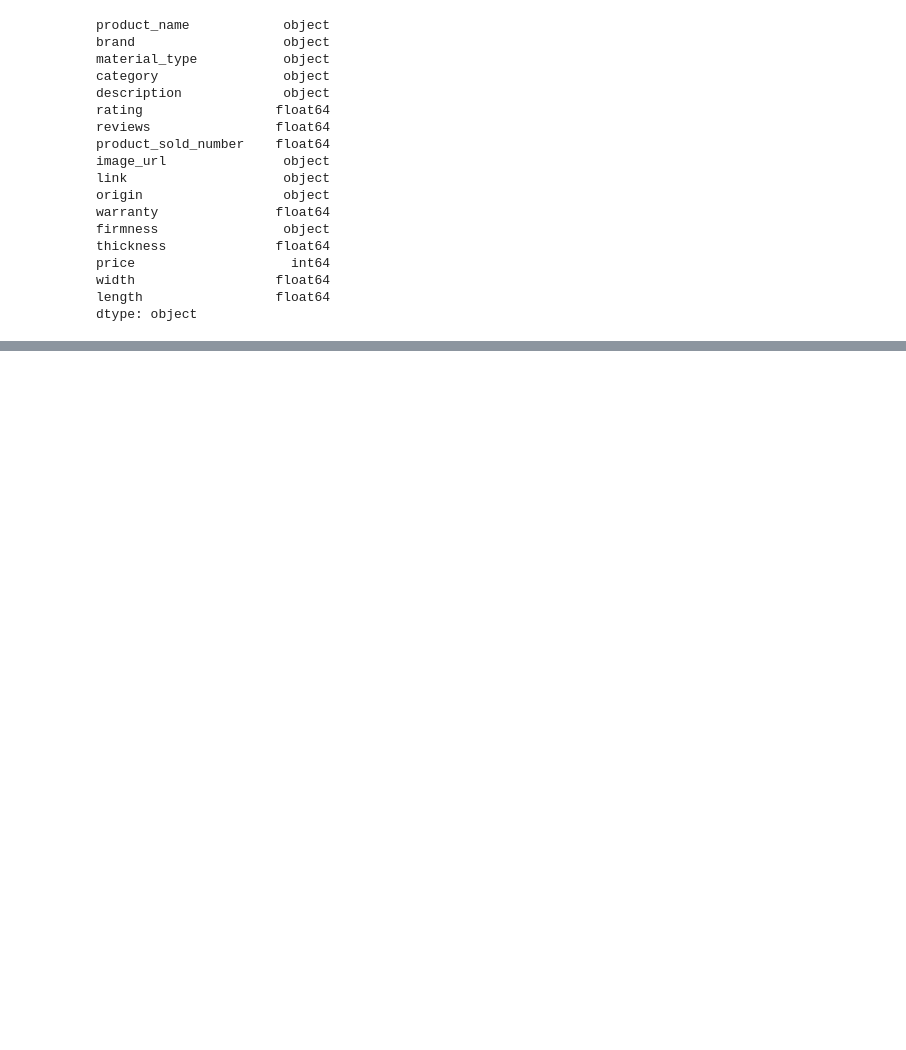
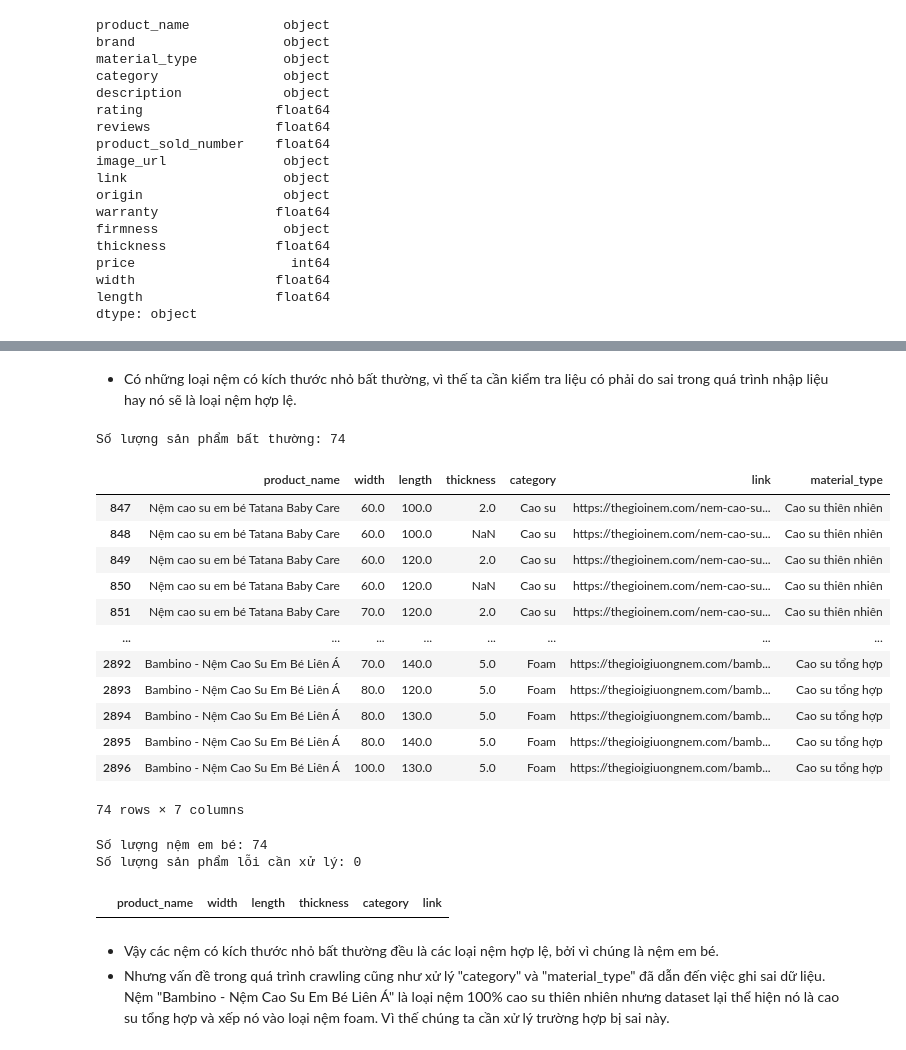
Before and after one commit to HuyyGiaa/mattress-recommender, a Jupyter notebook: notebooks/cleaning.ipynb, the cells around one changed output, grey strips where cells are left out. Saved outputs shown, nothing was run; the diff lists cells and outputs as text; code cells hidden in the pictures; blank space fills up the shorter version.

```diff
--- a/notebooks/cleaning.ipynb
+++ b/notebooks/cleaning.ipynb
@@ -684,0 +716,55 @@ dtype: object
+# %% [markdown]
+- Có những loại nệm có kích thước nhỏ bất thường, vì thế ta cần kiểm tra liệu có phải do sai trong quá trình nhập liệu hay nó sẽ là loại nệm hợp lệ.
+# %%
+# Lọc các sản phẩm có kích thước vô lý (Width < 70cm, Length < 150cm, hoặc Thickness < 2cm)
+anomalies = df_flat[(df_flat['width'] < 70) | (df_flat['length'] < 150) | (df_flat['thickness'] < 2)]
+
+# In ra số lượng để xem có bao nhiêu "nạn nhân"
+print(f"Số lượng sản phẩm bất thường: {len(anomalies)}")
+
+# Xem chi tiết 20 sản phẩm tiêu biểu (nhớ đổi tên cột link/url cho đúng với data của bạn)
+cols_to_show = ['product_name', 'width', 'length', 'thickness', 'category', 'link', "material_type"]
+# Nếu không có cột link thì bỏ ra nhé
+display(anomalies[cols_to_show])
+# %% [output]
+Số lượng sản phẩm bất thường: 74
+|  | product_name | width | length | thickness | category | link | material_type |
+| 847 | Nệm cao su em bé Tatana Baby Care | 60.0 | 100.0 | 2.0 | Cao su | https://thegioinem.com/nem-cao-su... | Cao su thiên nhiên |
+| 848 | Nệm cao su em bé Tatana Baby Care | 60.0 | 100.0 | NaN | Cao su | https://thegioinem.com/nem-cao-su... | Cao su thiên nhiên |
+| 849 | Nệm cao su em bé Tatana Baby Care | 60.0 | 120.0 | 2.0 | Cao su | https://thegioinem.com/nem-cao-su... | Cao su thiên nhiên |
+| 850 | Nệm cao su em bé Tatana Baby Care | 60.0 | 120.0 | NaN | Cao su | https://thegioinem.com/nem-cao-su... | Cao su thiên nhiên |
+| 851 | Nệm cao su em bé Tatana Baby Care | 70.0 | 120.0 | 2.0 | Cao su | https://thegioinem.com/nem-cao-su... | Cao su thiên nhiên |
+| ... | ... | ... | ... | ... | ... | ... | ... |
+| 2892 | Bambino - Nệm Cao Su Em Bé Liên Á | 70.0 | 140.0 | 5.0 | Foam | https://thegioigiuongnem.com/bamb... | Cao su tổng hợp |
+| 2893 | Bambino - Nệm Cao Su Em Bé Liên Á | 80.0 | 120.0 | 5.0 | Foam | https://thegioigiuongnem.com/bamb... | Cao su tổng hợp |
+| 2894 | Bambino - Nệm Cao Su Em Bé Liên Á | 80.0 | 130.0 | 5.0 | Foam | https://thegioigiuongnem.com/bamb... | Cao su tổng hợp |
+| 2895 | Bambino - Nệm Cao Su Em Bé Liên Á | 80.0 | 140.0 | 5.0 | Foam | https://thegioigiuongnem.com/bamb... | Cao su tổng hợp |
+| 2896 | Bambino - Nệm Cao Su Em Bé Liên Á | 100.0 | 130.0 | 5.0 | Foam | https://thegioigiuongnem.com/bamb... | Cao su tổng hợp |
+74 rows × 7 columns
+# %%
+# Tập hợp các từ khóa nhận diện nệm trẻ em
+baby_keywords = ['em bé', 'trẻ em', 'bambino', 'cũi', 'nôi', 'baby']
+pattern = '|'.join(baby_keywords)
+
+# Tạo cột cờ (flag) nhận diện nệm em bé (không phân biệt hoa thường)
+is_baby_mattress = df_flat['product_name'].str.contains(pattern, case=False, na=False)
+
+# Điều kiện kích thước bất thường (nhỏ vô lý)
+is_too_small = (df_flat['width'] < 70) | (df_flat['length'] < 150) | (df_flat['thickness'] < 2)
+
+# LỌC LẠI: Bất thường THỰC SỰ = Kích thước nhỏ VÀ KHÔNG PHẢI nệm em bé
+true_anomalies = df_flat[is_too_small & ~is_baby_mattress]
+
+print(f"Số lượng nệm em bé: {len(df_flat[is_too_small & is_baby_mattress])}")
+print(f"Số lượng sản phẩm lỗi cần xử lý: {len(true_anomalies)}")
+
+# Xem chi tiết các sản phẩm lỗi thực sự
+cols_to_show = ['product_name', 'width', 'length', 'thickness', 'category', 'link']
+display(true_anomalies[cols_to_show].head(20))
+# %% [output]
+Số lượng nệm em bé: 74
+Số lượng sản phẩm lỗi cần xử lý: 0
+|  | product_name | width | length | thickness | category | link |
+# %% [markdown]
+- Vậy các nệm có kích thước nhỏ bất thường đều là các loại nệm hợp lệ, bởi vì chúng là nệm em bé.
+- Nhưng vấn đề trong quá trình crawling cũng như xử lý "category" và "material_type" đã dẫn đến việc ghi sai dữ liệu. Nệm "Bambino - Nệm Cao Su Em Bé Liên Á" là loại nệm 100% cao su thiên nhiên nhưng dataset lại thể hiện nó là cao su tổng hợp và xếp nó vào loại nệm foam. Vì thế chúng ta cần xử lý trường hợp bị sai này.
```
Also changed, not shown: parts of 9 cells of this notebook, 19 other files.
